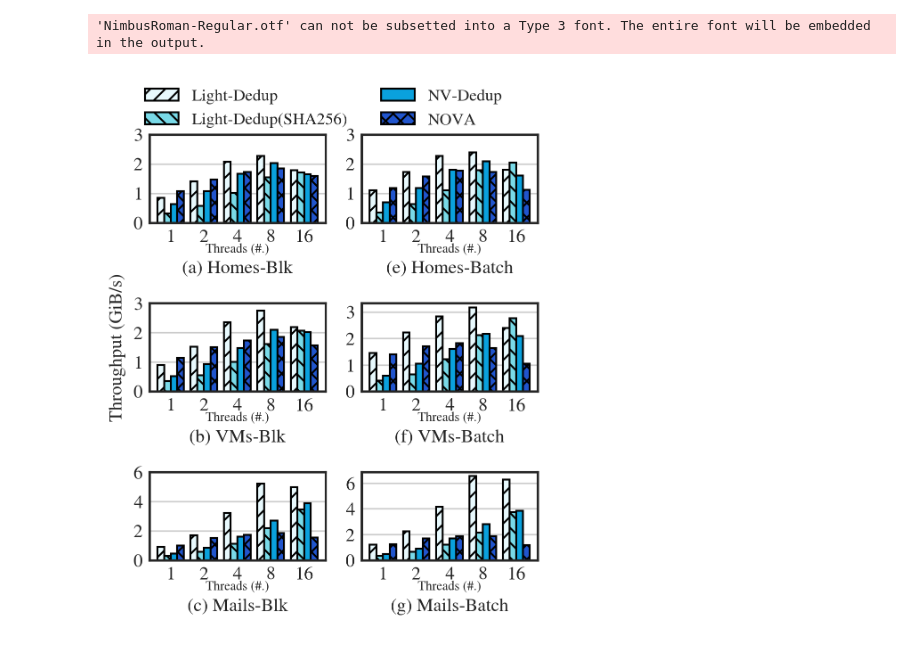
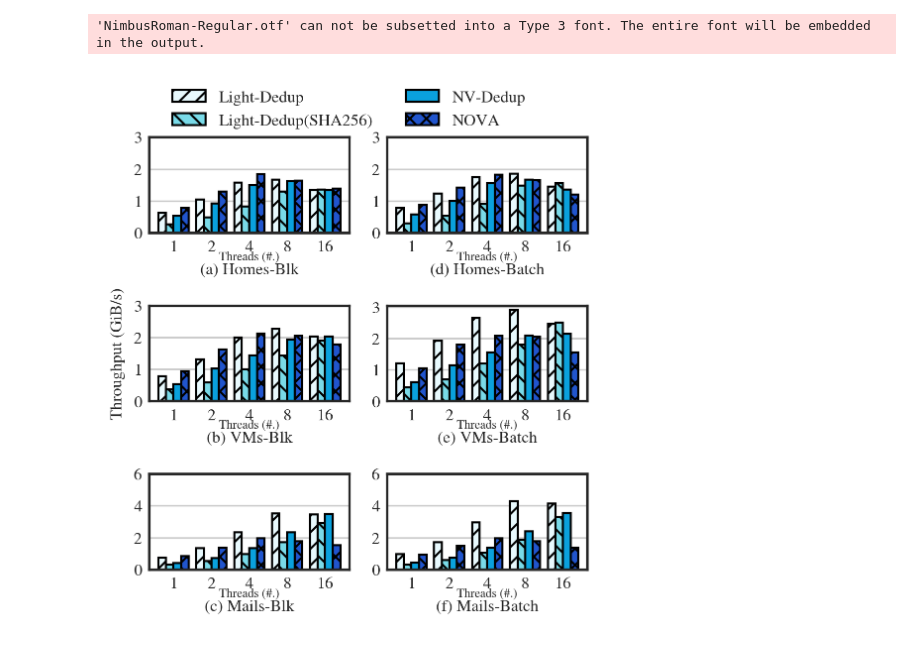
Before and after one commit to Light-Dedup/tests, a Jupyter notebook: FIG7_FIUTrace/plot.ipynb, the cells around one changed output. Drawn from its saved outputs; the diff is of its cells as text; code cells hidden in the pictures.

Commit message:
Fix figures

```diff
--- a/FIG7_FIUTrace/plot.ipynb
+++ b/FIG7_FIUTrace/plot.ipynb
@@ -25,15 +25,15 @@ pd.options.display.max_rows = None
 
 
 # Data Preprocessing
-# with open("./performance-comparison-table", "r") as f:
-with open("./performance-comparison-table-append", "r") as f:
+with open("./performance-comparison-table", "r") as f:
+# with open("./performance-comparison-table-append", "r") as f:
     df = pd.read_csv(f, delim_whitespace=True, index_col=None, engine='python')
 
 # Plotting Settings
 fig = plt.figure(dpi = 300, figsize = (cm_to_inch(SINGLE_COL_WIDTH), cm_to_inch(9)))
 bar_width = 0.2
 subfig_titles_blk = ["(a) Homes-Blk", "(b) VMs-Blk", "(c) Mails-Blk"]
-subfig_titles_real = ["(e) Homes-Batch", "(f) VMs-Batch", "(g) Mails-Batch"]
+subfig_titles_real = ["(d) Homes-Batch", "(e) VMs-Batch", "(f) Mails-Batch"]
 patterns = ['///', '\\\\\\', '', 'XXX']
 # Reference: https://designbro.com/blog/inspiration/color-combinations/
 colors = ["#E8F9FD", "#79DAE8", "#0AA1DD", "#2155CD"]
@@ -45,35 +45,35 @@ for i in range(2):
         subfig = plt.subplot(3, 2, i + 1 + 2 * j)
         trace = traces[j]
         x = [1, 2, 3, 4, 5]
         x_label = df['job'].drop_duplicates().reset_index().drop(columns=['index'])['job']
         fss = df['file_system'].drop_duplicates().reset_index().drop(columns=['index'])['file_system']
         tot = len(fss) * bar_width
         for idx, fs in enumerate(fss):
             points = []
             for pivot in x:
                 point = pivot - tot / 2 + bar_width / 2 + idx * bar_width
                 points.append(point)
             plt.bar(points, df[(df['file_system'] == fs) & (df['cblks'] == cblks[i]) & (df['trace'] == trace)]['bandwidth(MiB/s)'] / 1024, width=bar_width, hatch=patterns[idx], edgecolor='black', color=colors[idx])
-            plt.xticks(x, labels=x_label)
+            plt.xticks(x, labels=x_label, fontsize=8)
 
         # Draw title
-        subfig.text(0.5, -0.3, "Threads (#.)", ha='center', va='center', fontsize=7, transform=subfig.transAxes)
+        subfig.text(0.5, -0.25, "Threads (#.)", ha='center', va='center', fontsize=6, transform=subfig.transAxes)
         if i == 0 and j == 1:
             plt.ylabel('Throughput (GiB/s)', fontsize=8)
         if (j != 2):
             plt.yticks([0, 1, 2, 3], fontsize=8)
         else:
             plt.yticks([0, 2, 4, 6], fontsize=8)
 
         if i == 0:
-            plt.xlabel(subfig_titles_blk[j], labelpad = 5, fontsize=8)
+            plt.xlabel(subfig_titles_blk[j], labelpad = 4, fontsize=8)
         else:
-            plt.xlabel(subfig_titles_real[j], labelpad = 5, fontsize=8)
+            plt.xlabel(subfig_titles_real[j], labelpad = 4, fontsize=8)
 
 
 fig.legend(fss, loc='center', bbox_to_anchor=(0.5, 1), ncol=2, fontsize=8)
 plt.tight_layout()
 plt.savefig("./FIG-Trace.pdf", bbox_inches='tight', pad_inches=0)
 # %% [output]
 'NimbusRoman-Regular.otf' can not be subsetted into a Type 3 font. The entire font will be embedded in the output.
-[figure, old version]
+[figure, new version]
```
Also changed, not shown: 6 other files.
